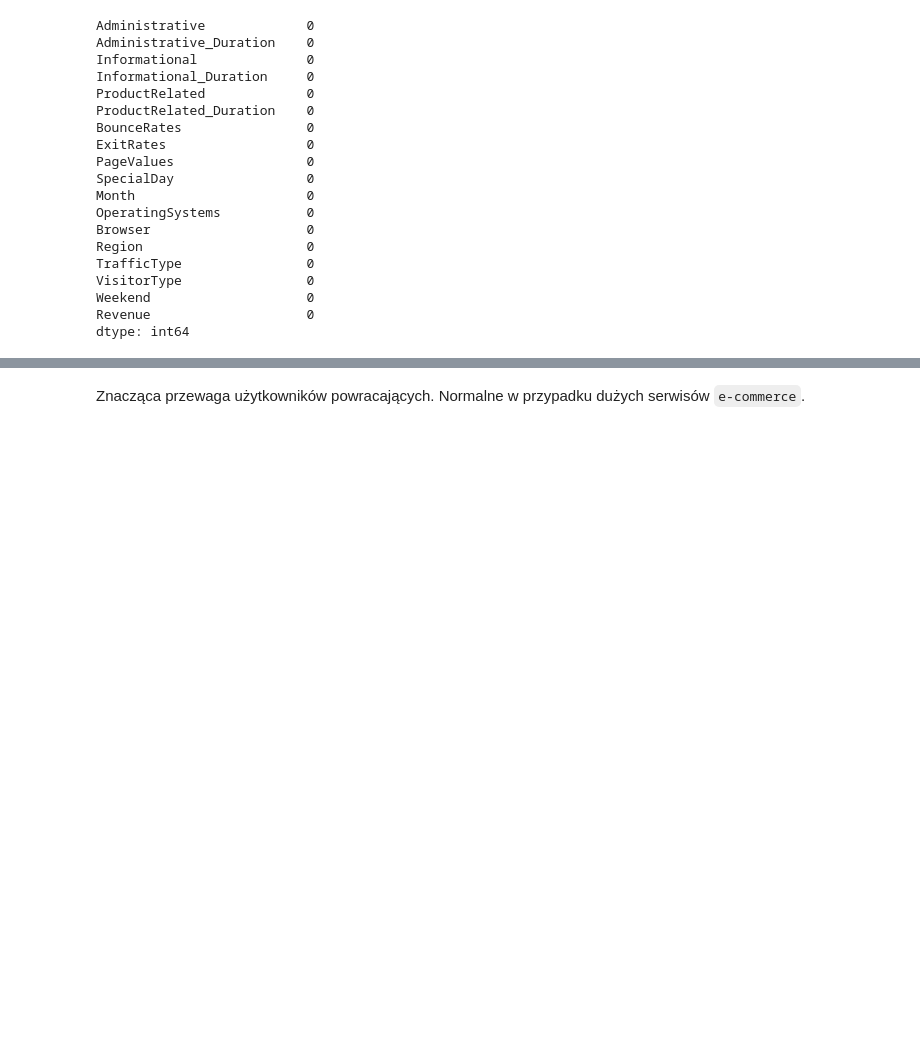
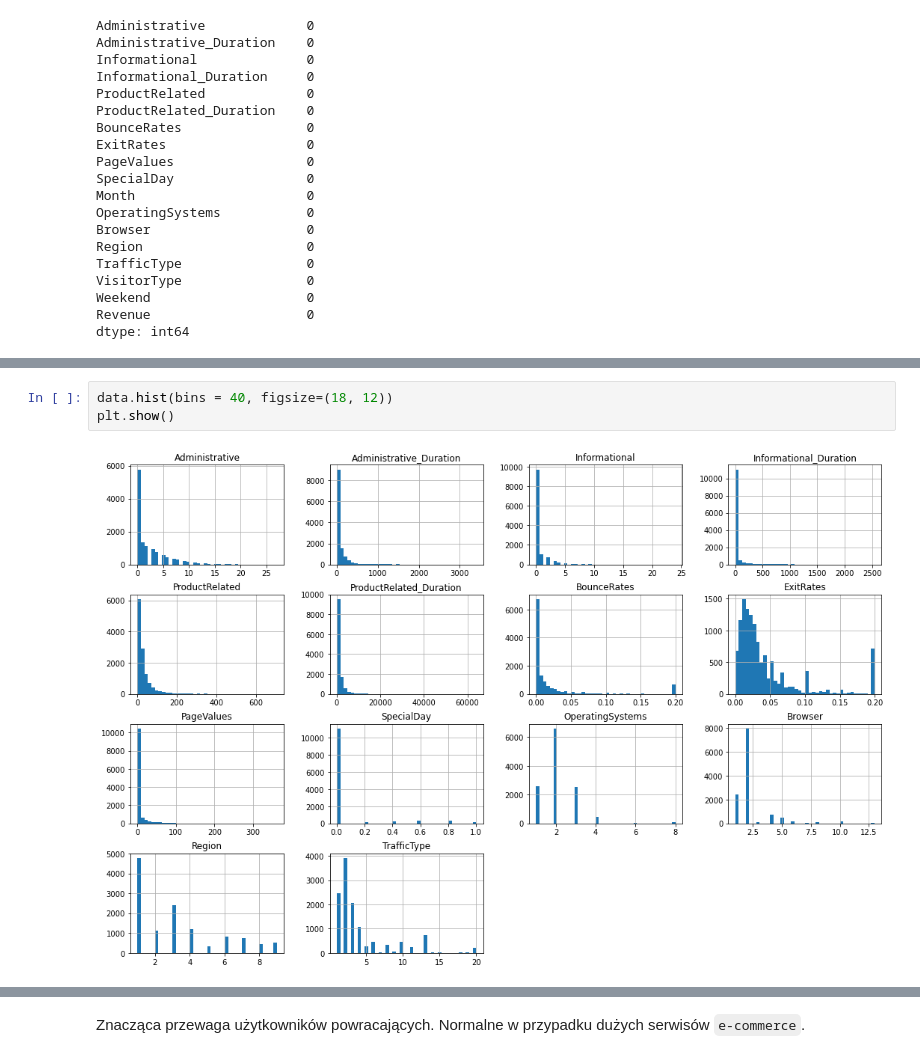
Before and after one commit to pablo2811/online-shopping, a Jupyter notebook: EDA P2.ipynb, the cells around one changed output, grey strips where cells are left out. Cells and saved outputs as stored; diff of their text form; blank space fills up the shorter version.

Commit message:
Add and corrects some plots

```diff
--- a/EDA P2.ipynb
+++ b/EDA P2.ipynb
@@ -104,0 +112,5 @@ data.VisitorType.hist()
+# %%
+data.hist(bins = 40, figsize=(18, 12))
+plt.show()
+# %% [output]
+[figure, added]
```
Also changed, not shown: parts of 12 cells of this notebook.
